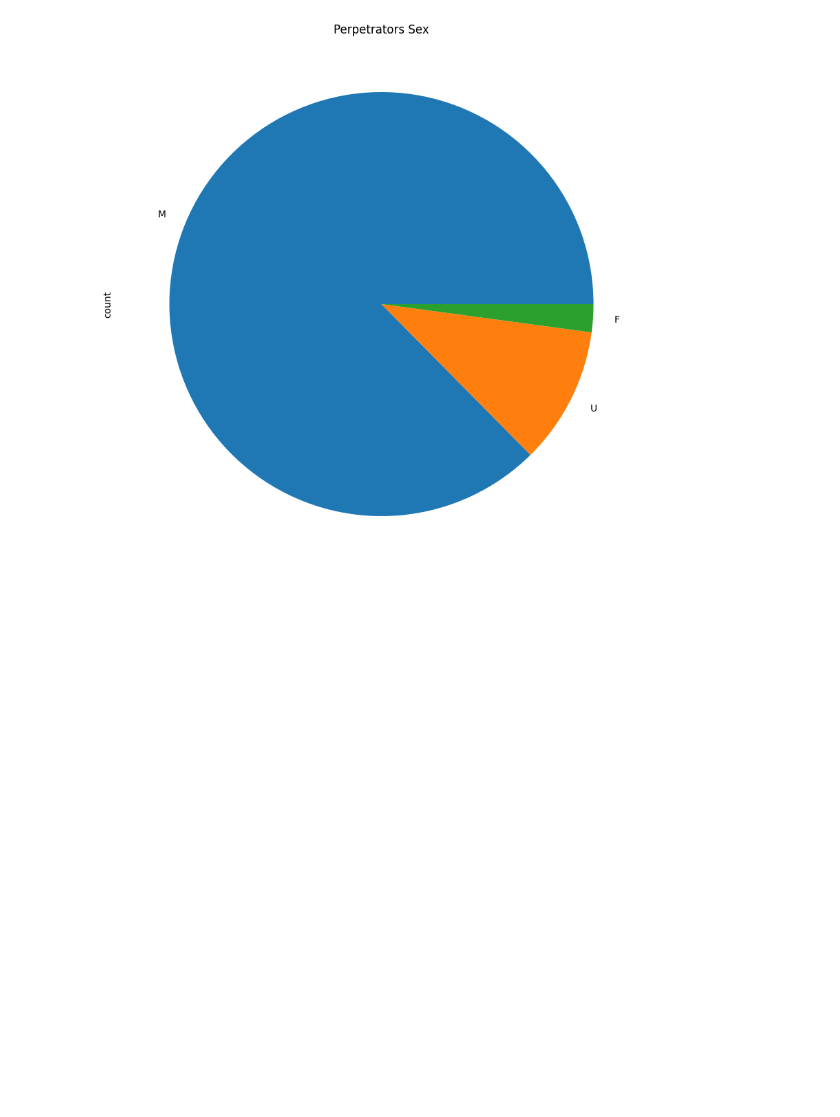
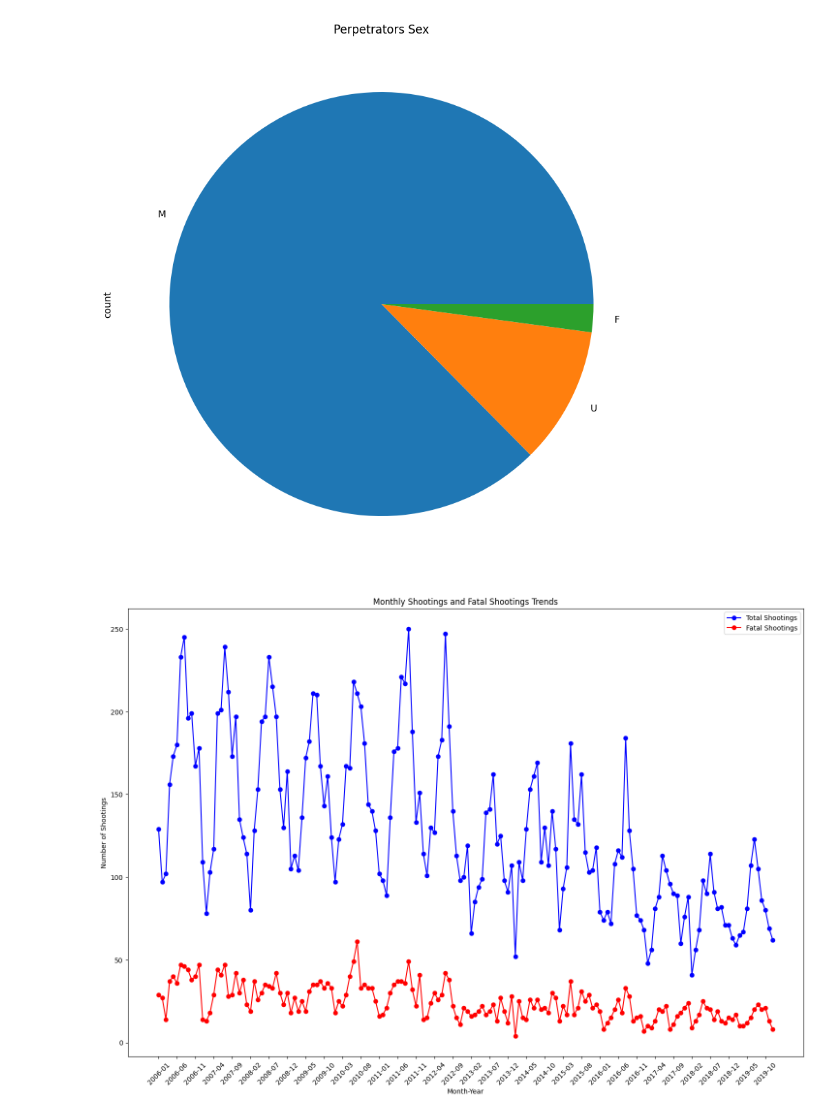
Before and after one commit to ENGL-3844-Writing-with-LLMs/Group-4-NYC-Crimes, a Jupyter notebook: eda.ipynb, the cells around one changed output. Drawn from its saved outputs; the diff is of its cells as text; code cells hidden in the pictures; blank space fills up the shorter version.

Commit message:
added graph to show trends of shootings

```diff
--- a/eda.ipynb
+++ b/eda.ipynb
@@ -3,5 +5,13 @@ import pandas as pd
 # %%
 ds = pd.read_csv('../Group-4-NYC-Crimes/NYPD_Shooting_Incident_Data__Historic_.csv')
+# %%
+ds['date'] = pd.to_datetime(ds['OCCUR_DATE'])
+ds['year'] = ds['date'].dt.year
+ds['month'] = ds['date'].dt.month
+ds['month_str'] = ds['date'].dt.month_name()
+ds['day'] = ds['date'].dt.day
+ds['weekdays'] = ds['date'].dt.strftime('%A')
+ds['hour'] = ds['OCCUR_TIME'].apply(lambda date : int(date.split(':')[0]))
 # %%
 ds
 # %% [output]
@@ -58,3 +68,22 @@ ds['PERP_SEX'].value_counts()[:10].plot(kind='pie',figsize=(10, 10), title='Perp
 # %% [output]
 <Axes: title={'center': 'Perpetrators Sex'}, ylabel='count'>
 [figure]
+# %%
+monthly_df = ds['date'].groupby(ds.date.dt.to_period("M")).agg('count').to_frame(name="count").reset_index()
+monthly_df['fatal_shootings'] = ds.groupby(ds.date.dt.to_period("M"))['STATISTICAL_MURDER_FLAG'].sum().reset_index()['STATISTICAL_MURDER_FLAG']
+
+monthly_df['month_year'] = monthly_df['date'].astype(str)
+
+plt.figure(figsize=(18, 12))
+plt.plot(monthly_df['month_year'], monthly_df['count'], label='Total Shootings', marker='o', color='blue')
+plt.plot(monthly_df['month_year'], monthly_df['fatal_shootings'], label='Fatal Shootings', marker='o', color='red')
+plt.xlabel('Month-Year')
+plt.ylabel('Number of Shootings')
+plt.title('Monthly Shootings and Fatal Shootings Trends')
+plt.legend()
+xticks_indices = np.arange(0, len(monthly_df['month_year']), step=5)
+plt.xticks(xticks_indices, monthly_df['month_year'].iloc[xticks_indices], rotation=45)
+
+plt.show()
+# %% [output]
+[figure, added]
```
Also changed, not shown: parts of 2 cells of this notebook.
